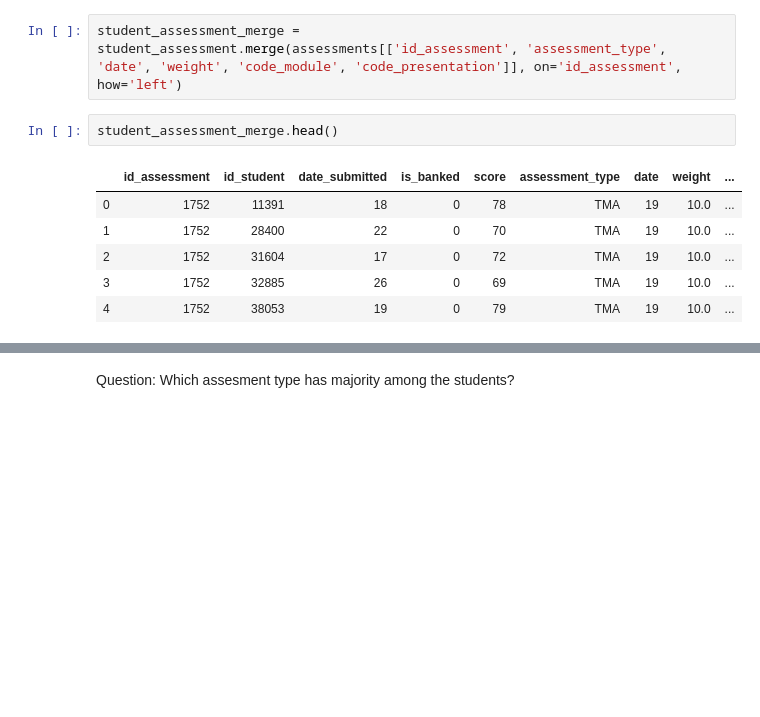
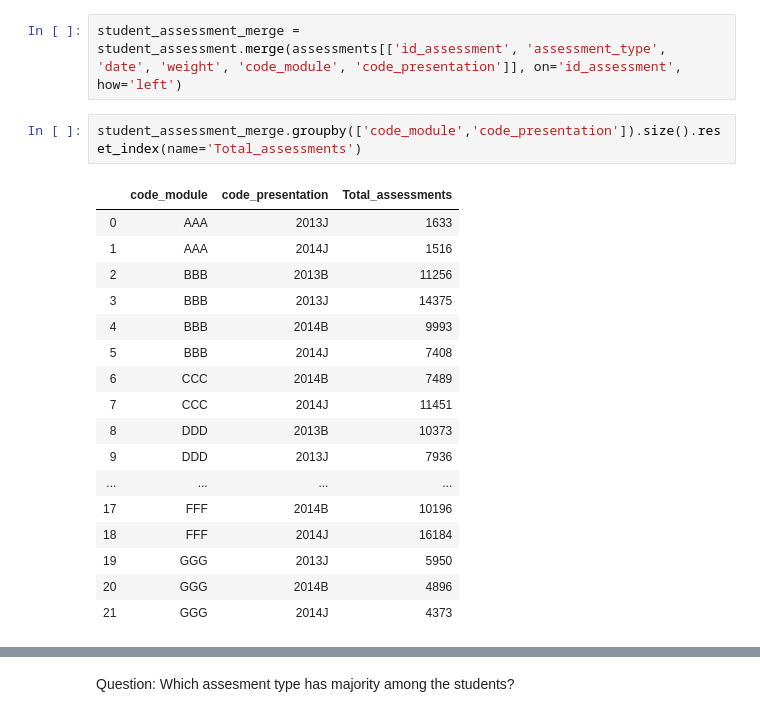
Before and after one commit to rayansami/behaviour-analysis, a Jupyter notebook: Analyzing_Open_University_Learning_Analytics_Dataset.ipynb, the cells around one changed output, grey strips where cells are left out. Saved outputs shown, nothing was run; the diff lists cells and outputs as text; blank space fills up the shorter version.

```diff
--- a/Analyzing_Open_University_Learning_Analytics_Dataset.ipynb
+++ b/Analyzing_Open_University_Learning_Analytics_Dataset.ipynb
@@ -428,12 +434,23 @@ plt.show()
 Merge <b>student_assessment</b> and <b>assessments</b>
 # %%
 student_assessment_merge = student_assessment.merge(assessments[['id_assessment', 'assessment_type', 'date', 'weight', 'code_module', 'code_presentation']], on='id_assessment', how='left')
-# %%
-student_assessment_merge.head()
-# %% [output]
-|  | id_assessment | id_student | date_submitted | is_banked | score | assessment_type | date | weight | ... |
-| 0 | 1752 | 11391 | 18 | 0 | 78 | TMA | 19 | 10.0 | ... |
-| 1 | 1752 | 28400 | 22 | 0 | 70 | TMA | 19 | 10.0 | ... |
-| 2 | 1752 | 31604 | 17 | 0 | 72 | TMA | 19 | 10.0 | ... |
-| 3 | 1752 | 32885 | 26 | 0 | 69 | TMA | 19 | 10.0 | ... |
-| 4 | 1752 | 38053 | 19 | 0 | 79 | TMA | 19 | 10.0 | ... |
+# %%
+student_assessment_merge.groupby(['code_module','code_presentation']).size().reset_index(name='Total_assessments')
+# %% [output]
+|  | code_module | code_presentation | Total_assessments |
+| 0 | AAA | 2013J | 1633 |
+| 1 | AAA | 2014J | 1516 |
+| 2 | BBB | 2013B | 11256 |
+| 3 | BBB | 2013J | 14375 |
+| 4 | BBB | 2014B | 9993 |
+| 5 | BBB | 2014J | 7408 |
+| 6 | CCC | 2014B | 7489 |
+| 7 | CCC | 2014J | 11451 |
+| 8 | DDD | 2013B | 10373 |
+| 9 | DDD | 2013J | 7936 |
+| ... | ... | ... | ... |
+| 17 | FFF | 2014B | 10196 |
+| 18 | FFF | 2014J | 16184 |
+| 19 | GGG | 2013J | 5950 |
+| 20 | GGG | 2014B | 4896 |
+| 21 | GGG | 2014J | 4373 |
```
Also changed, not shown: parts of 11 cells of this notebook.
